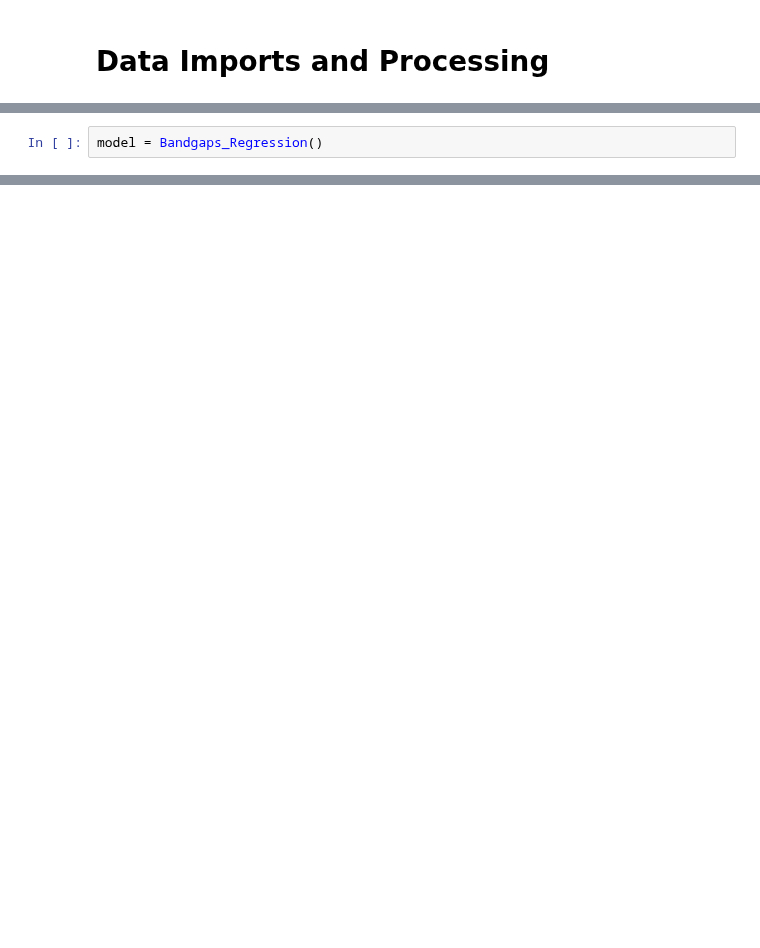
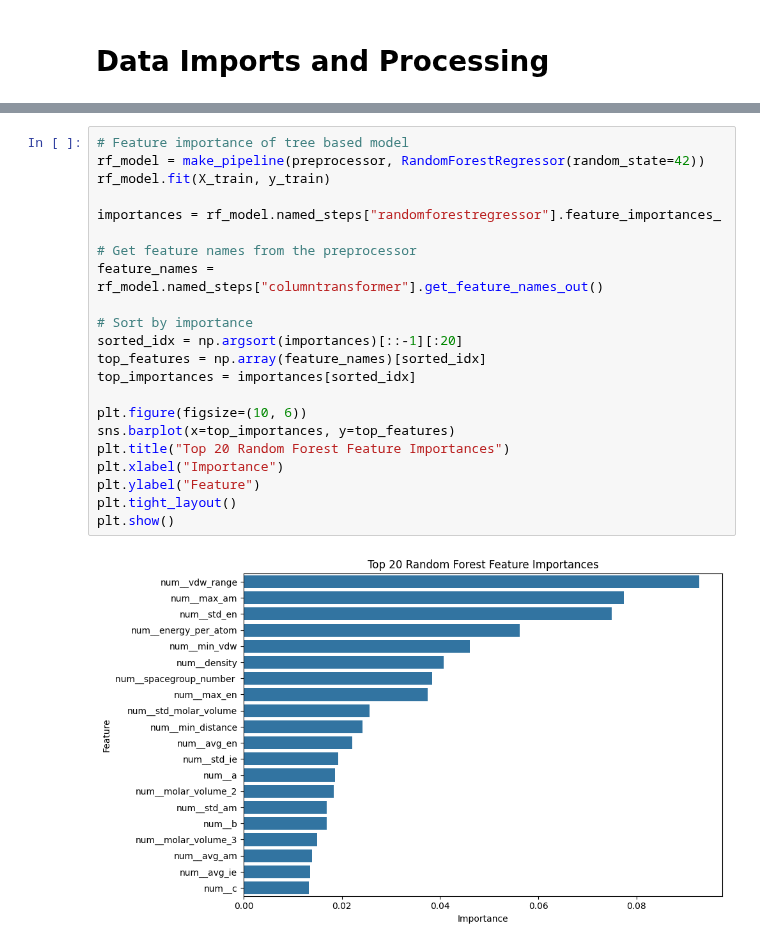
Before and after one commit to immischein/ML-bandgap, a Jupyter notebook: Model_building.ipynb, the cells around one changed output, grey strips where cells are left out. Cells and saved outputs as stored; diff of their text form; blank space fills up the shorter version.

```diff
--- a/Model_building.ipynb
+++ b/Model_building.ipynb
@@ -57,2 +56,0 @@ class Bandgaps_Regression(torch.nn.Module):
-# %%
-model = Bandgaps_Regression()
@@ -80,0 +394,24 @@ NameError: name 'X_tensor' is not defined
+# %%
+# Feature importance of tree based model
+rf_model = make_pipeline(preprocessor, RandomForestRegressor(random_state=42))
+rf_model.fit(X_train, y_train)
+
+importances = rf_model.named_steps["randomforestregressor"].feature_importances_
+
+# Get feature names from the preprocessor
+feature_names = rf_model.named_steps["columntransformer"].get_feature_names_out()
+
+# Sort by importance
+sorted_idx = np.argsort(importances)[::-1][:20]
+top_features = np.array(feature_names)[sorted_idx]
+top_importances = importances[sorted_idx]
+
+plt.figure(figsize=(10, 6))
+sns.barplot(x=top_importances, y=top_features)
+plt.title("Top 20 Random Forest Feature Importances")
+plt.xlabel("Importance")
+plt.ylabel("Feature")
+plt.tight_layout()
+plt.show()
+# %% [output]
+[figure, added]
```
Also changed, not shown: parts of 26 cells of this notebook.
